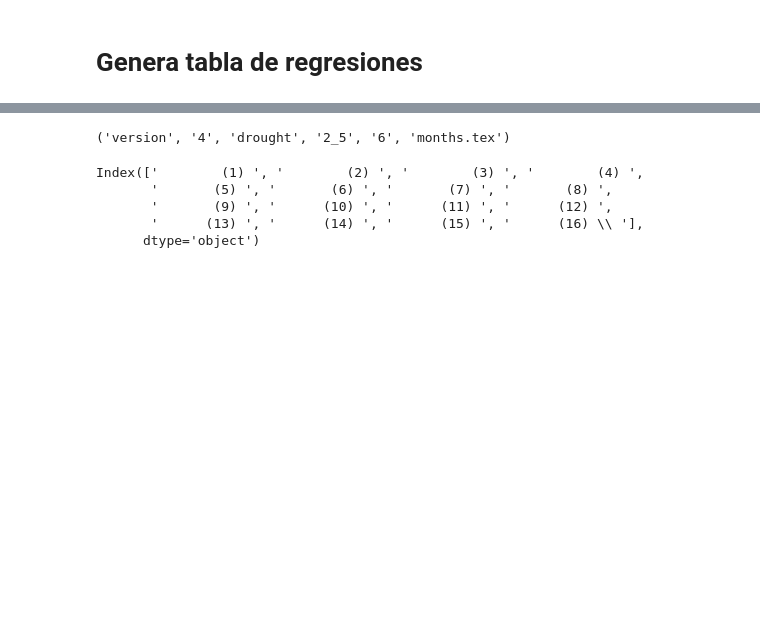
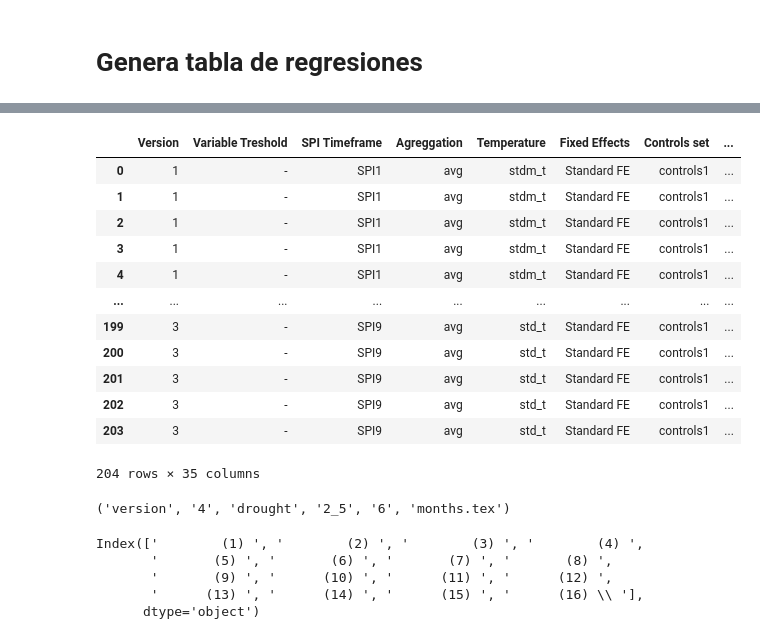
Before and after one commit to Queeno11/Child-mortality-and-Climate-Shocks, a Jupyter notebook: analiza_regresions.ipynb, the cells around one changed output, grey strips where cells are left out. Saved outputs shown, nothing was run; the diff lists cells and outputs as text; code cells hidden in the pictures; blank space fills up the shorter version.

```diff
--- a/analiza_regresions.ipynb
+++ b/analiza_regresions.ipynb
@@ -199,3 +192,19 @@ AssertionError:
+# %%
+all_results_df
+# %% [output]
+|  | Version | Variable Treshold | SPI Timeframe | Agreggation | Temperature | Fixed Effects | Controls set | ... |
+| 0 | 1 | - | SPI1 | avg | stdm_t | Standard FE | controls1 | ... |
+| 1 | 1 | - | SPI1 | avg | stdm_t | Standard FE | controls1 | ... |
+| 2 | 1 | - | SPI1 | avg | stdm_t | Standard FE | controls1 | ... |
+| 3 | 1 | - | SPI1 | avg | stdm_t | Standard FE | controls1 | ... |
+| 4 | 1 | - | SPI1 | avg | stdm_t | Standard FE | controls1 | ... |
+| ... | ... | ... | ... | ... | ... | ... | ... | ... |
+| 199 | 3 | - | SPI9 | avg | std_t | Standard FE | controls1 | ... |
+| 200 | 3 | - | SPI9 | avg | std_t | Standard FE | controls1 | ... |
+| 201 | 3 | - | SPI9 | avg | std_t | Standard FE | controls1 | ... |
+| 202 | 3 | - | SPI9 | avg | std_t | Standard FE | controls1 | ... |
+| 203 | 3 | - | SPI9 | avg | std_t | Standard FE | controls1 | ... |
+204 rows × 35 columns
 # %%
 parse_name(results_df.file.values[0])
 # %% [output]
```
Also changed, not shown: parts of 4 cells of this notebook, 5 other files.
